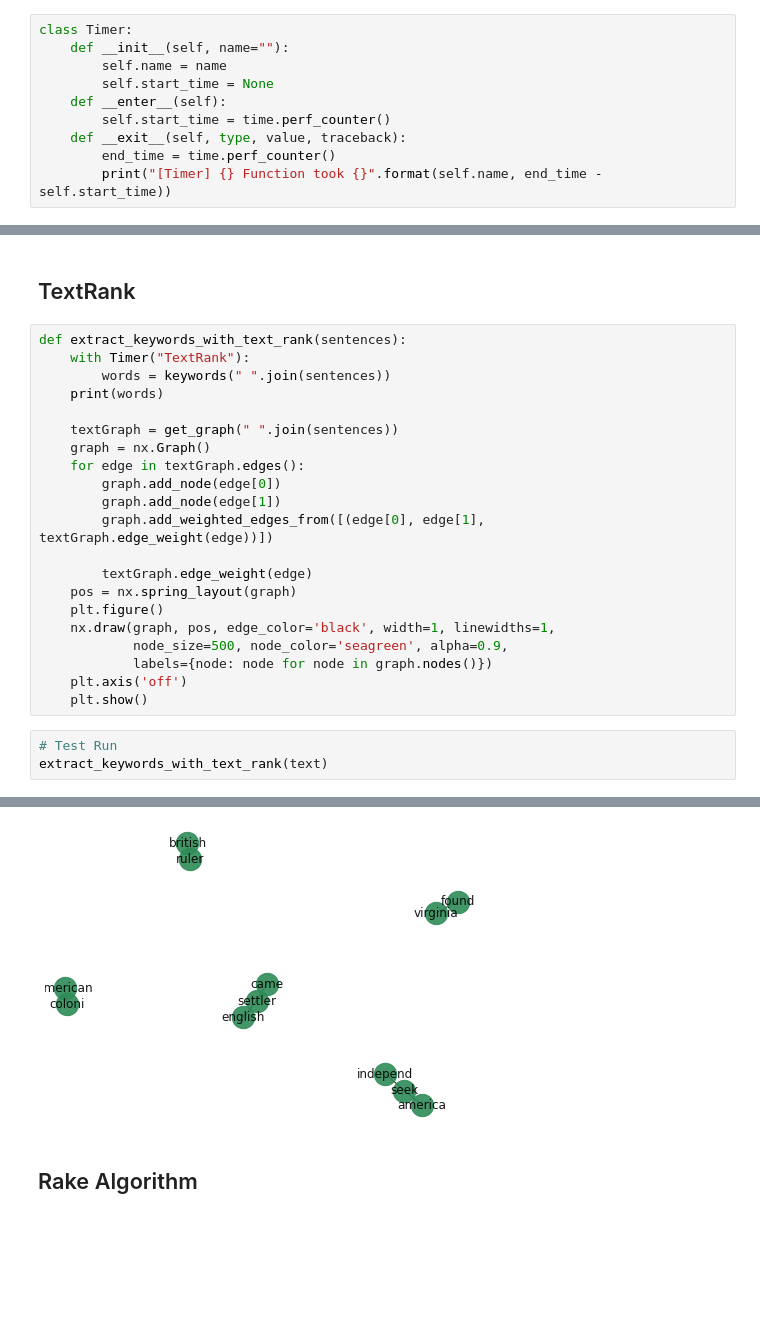
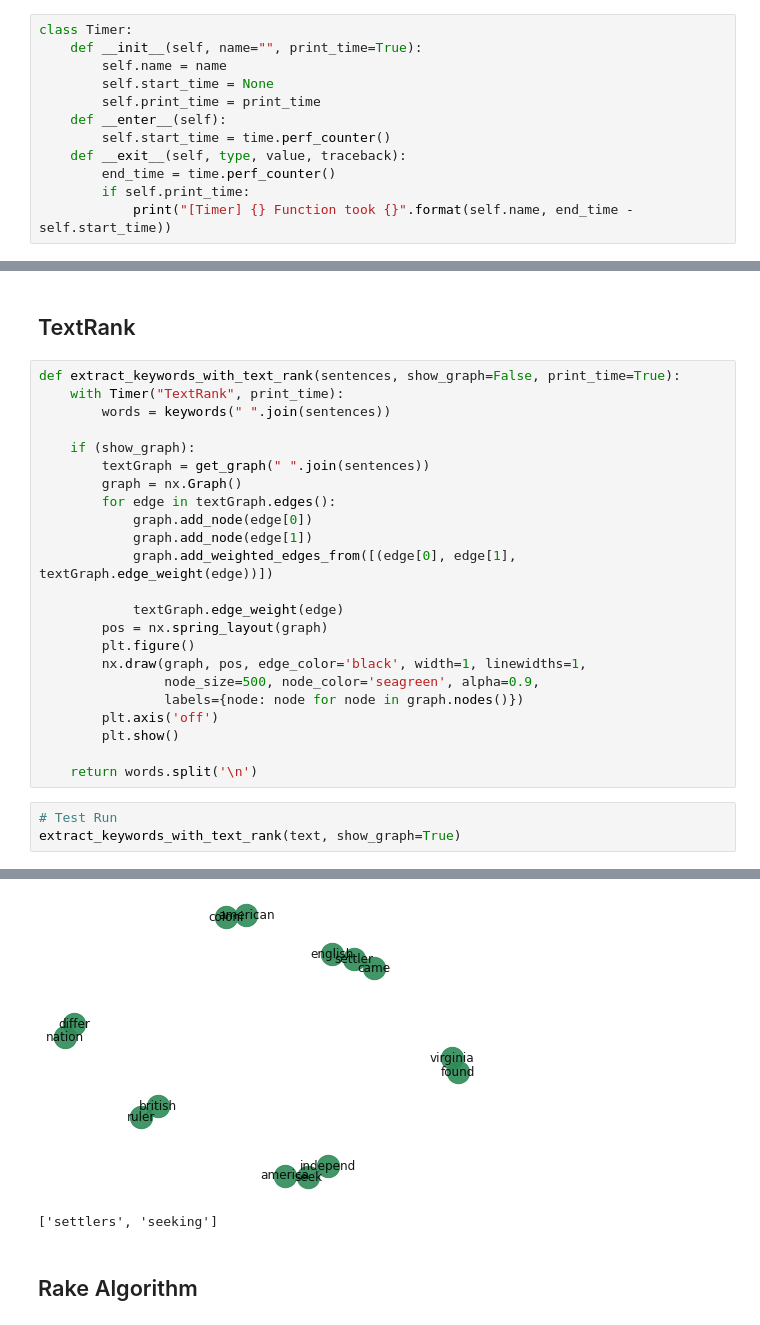
Before and after one commit to JKChenFZ/Minerva, a Jupyter notebook: backend/py_scripts/keyword_extraction_analysis.ipynb, the cells around one changed output, grey strips where cells are left out. Saved outputs shown, nothing was run; the diff lists cells and outputs as text; blank space fills up the shorter version.

```diff
--- a/backend/py_scripts/keyword_extraction_analysis.ipynb
+++ b/backend/py_scripts/keyword_extraction_analysis.ipynb
@@ -67,14 +69,16 @@ text
 ## Timer Class
 # %%
 class Timer:
-    def __init__(self, name=""):
+    def __init__(self, name="", print_time=True):
         self.name = name
         self.start_time = None
+        self.print_time = print_time
     def __enter__(self):
         self.start_time = time.perf_counter()
     def __exit__(self, type, value, traceback):
         end_time = time.perf_counter()
-        print("[Timer] {} Function took {}".format(self.name, end_time - self.start_time))
+        if self.print_time:
+            print("[Timer] {} Function took {}".format(self.name, end_time - self.start_time))
 # %% [markdown]
 ## Term Frequency Algorithm
 # %%
@@ -120,27 +119,29 @@ in       0.330677
 # %% [markdown]
 ## TextRank
 # %%
-def extract_keywords_with_text_rank(sentences):
-    with Timer("TextRank"):
+def extract_keywords_with_text_rank(sentences, show_graph=False, print_time=True):
+    with Timer("TextRank", print_time):
         words = keywords(" ".join(sentences))
-    print(words)
 
-    textGraph = get_graph(" ".join(sentences))
-    graph = nx.Graph()
-    for edge in textGraph.edges():
-        graph.add_node(edge[0])
-        graph.add_node(edge[1])
-        graph.add_weighted_edges_from([(edge[0], edge[1], textGraph.edge_weight(edge))])
+    if (show_graph):
+        textGraph = get_graph(" ".join(sentences))
+        graph = nx.Graph()
+        for edge in textGraph.edges():
+            graph.add_node(edge[0])
+            graph.add_node(edge[1])
+            graph.add_weighted_edges_from([(edge[0], edge[1], textGraph.edge_weight(edge))])
 
-        textGraph.edge_weight(edge)
-    pos = nx.spring_layout(graph)
-    plt.figure()
-    nx.draw(graph, pos, edge_color='black', width=1, linewidths=1,
-            node_size=500, node_color='seagreen', alpha=0.9,
-            labels={node: node for node in graph.nodes()})
-    plt.axis('off')
-    plt.show()
+            textGraph.edge_weight(edge)
+        pos = nx.spring_layout(graph)
+        plt.figure()
+        nx.draw(graph, pos, edge_color='black', width=1, linewidths=1,
+                node_size=500, node_color='seagreen', alpha=0.9,
+                labels={node: node for node in graph.nodes()})
+        plt.axis('off')
+        plt.show()
+
+    return words.split('\n')
 # %%
 # Test Run
-extract_keywords_with_text_rank(text)
+extract_keywords_with_text_rank(text, show_graph=True)
 # %% [output]
@@ -150,4 +149,5 @@ settlers
-[figure, old version]
+[figure, new version]
+['settlers', 'seeking']
 # %% [markdown]
 ## Rake Algorithm
 # %%
```
Also changed, not shown: parts of 59 cells of this notebook, 3 other files.
